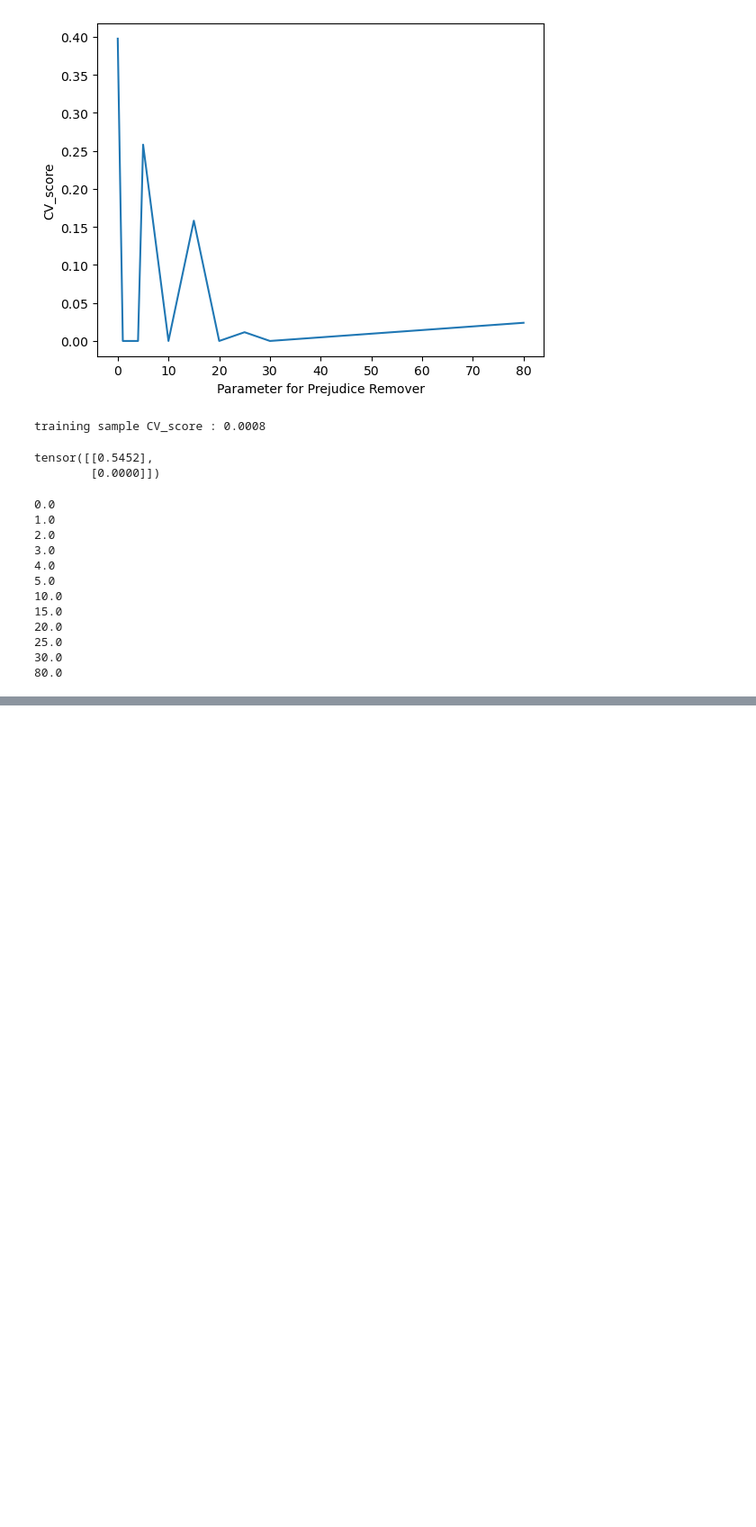
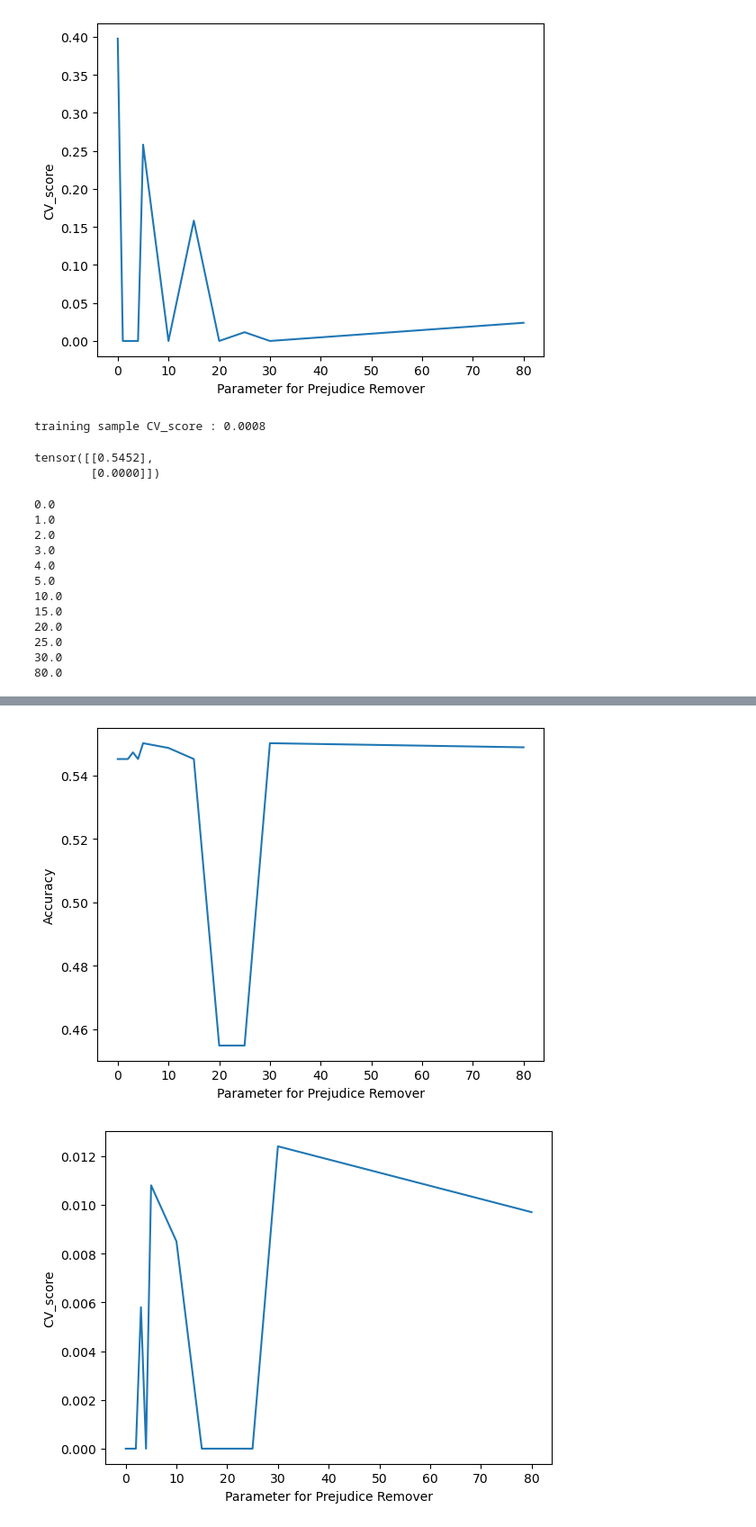
Before and after one commit to jojimmy1/BiasMitigation, a Jupyter notebook: In_processing_draft.ipynb, the cells around one changed output, grey strips where cells are left out. Shown: that part at 90% size. Saved outputs shown, nothing was run; the diff lists cells and outputs as text; code cells hidden in the pictures; blank space fills up the shorter version.

```diff
--- a/In_processing_draft.ipynb
+++ b/In_processing_draft.ipynb
@@ -612,0 +756,10 @@ eta_accu
+# %%
+eta_value = [0.0,1.0,2.0,3.0,4.0,5.0,10.0,15.0,20.0,25.0,30.0,80.0]
+eta_accu = []
+eta_cvs = []
+for e in range(0,len(eta_value)):
+  print(eta_value[e])
+  PR = PRLR(eta = eta_value[e], epochs = 3000, lr = 0.01, flag = 1)
+  accv2 = t.tensor(PR.fit(X_train_female_st,y_train_female_st,X_train_male_st,y_train_male_st)).reshape(2,1)
+  eta_accu.append(accv2[0].item())
+  eta_cvs.append(accv2[1].item())
@@ -612,0 +779,13 @@ eta_accu
+# %%
+plt.plot(eta_value,eta_accu)
+plt.xlabel('Parameter for Prejudice Remover')
+plt.ylabel('Accuracy')
+plt.show()
+
+plt.plot(eta_value,eta_cvs)
+plt.xlabel('Parameter for Prejudice Remover')
+plt.ylabel('CV_score')
+plt.show()
+# %% [output]
+[figure, added]
+[figure, added]
```
Also changed, not shown: parts of 60 cells of this notebook.
